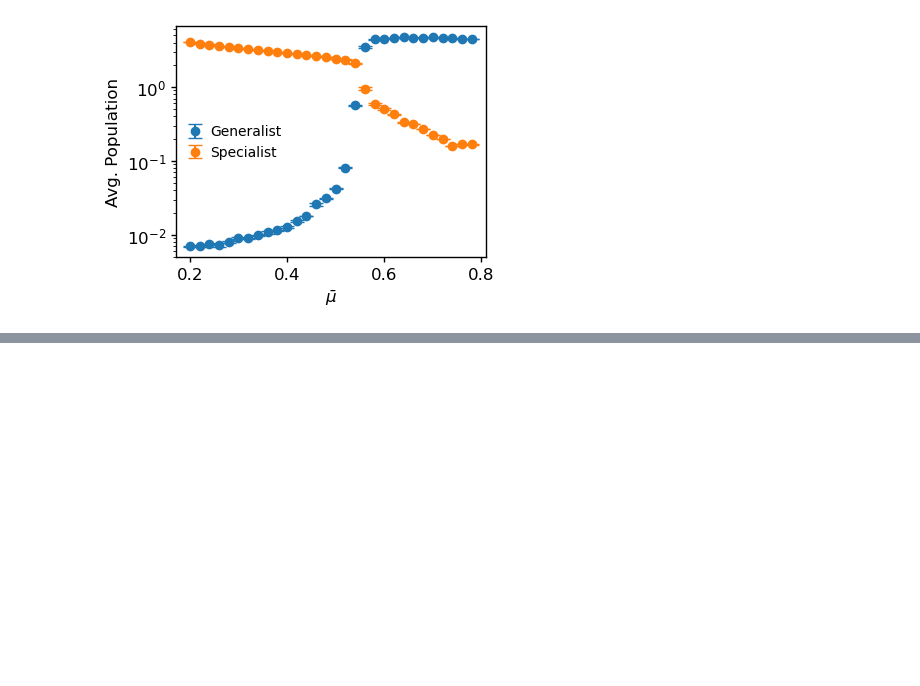
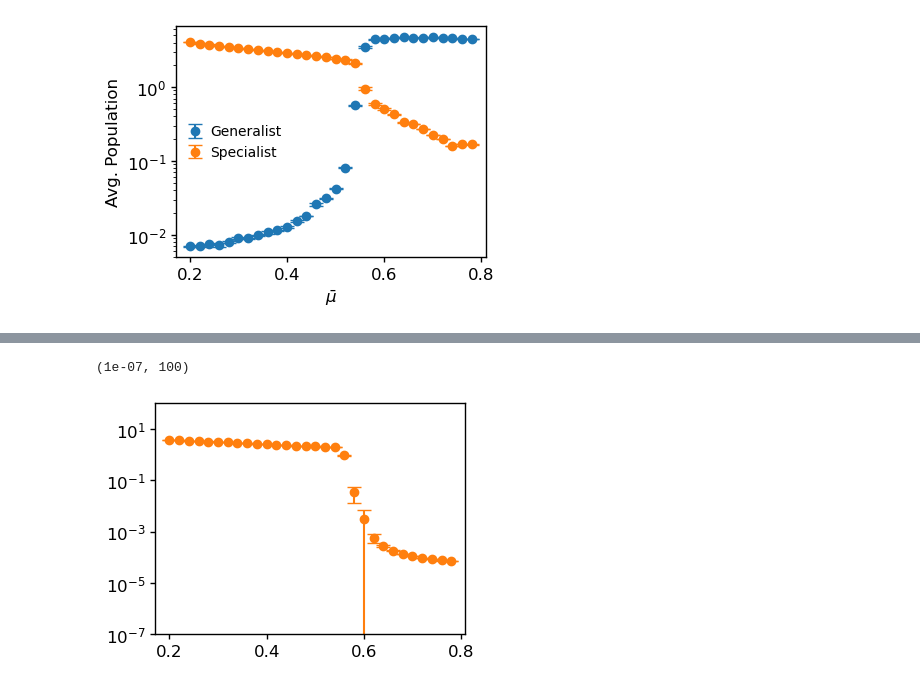
Before and after one commit to niimi-213/PopulationDynamicsGS, a Jupyter notebook: scripts/3SpeciesSimulation.ipynb, the cells around one changed output, grey strips where cells are left out. Cells and saved outputs as stored; diff of their text form; code cells hidden in the pictures; blank space fills up the shorter version.

```diff
--- a/scripts/3SpeciesSimulation.ipynb
+++ b/scripts/3SpeciesSimulation.ipynb
@@ -423,0 +524,7 @@ plt.show()
+# %%
+plt.errorbar(mu_mean_list, s2, yerr = s2v, capsize=5,fmt='o',c = "tab:orange")
+plt.yscale("log")
+plt.ylim(0.0000001,100)
+# %% [output]
+(1e-07, 100)
+[figure, added]
```
Also changed, not shown: parts of 5 cells of this notebook.
